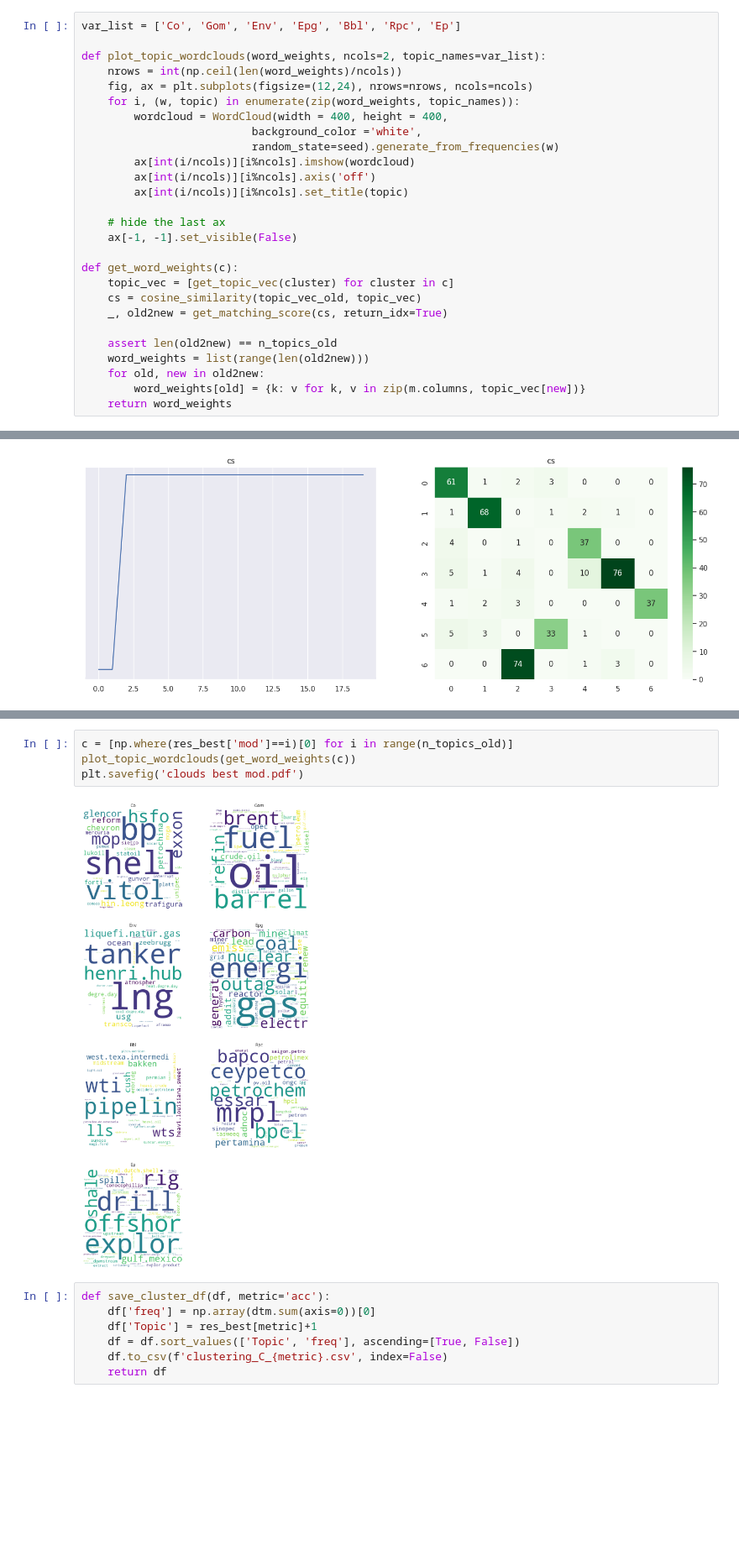
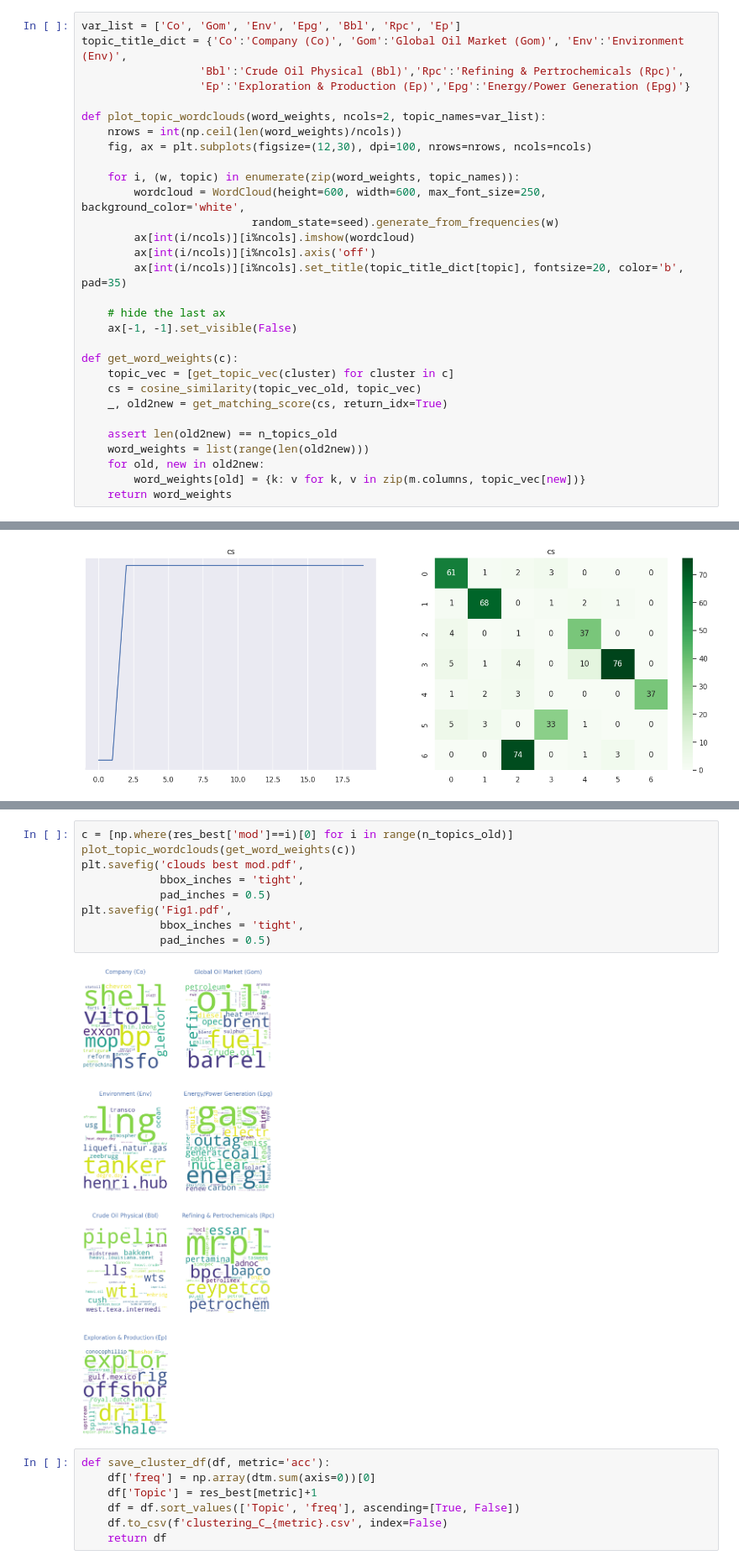
Before and after one commit to hmamaysky/Energy, a Jupyter notebook: Reconciliation/louvain_441.ipynb, the cells around one changed output, grey strips where cells are left out. Shown at 84% size. Saved outputs shown, nothing was run; the diff lists cells and outputs as text; blank space fills up the shorter version.

```diff
--- a/Reconciliation/louvain_441.ipynb
+++ b/Reconciliation/louvain_441.ipynb
@@ -55,17 +55,20 @@ def get_matching_score(matrix, num_pairs=None, return_idx=False):
     return max_values, max_value_indices
 # %%
 var_list = ['Co', 'Gom', 'Env', 'Epg', 'Bbl', 'Rpc', 'Ep']
+topic_title_dict = {'Co':'Company (Co)', 'Gom':'Global Oil Market (Gom)', 'Env':'Environment (Env)',
+                  'Bbl':'Crude Oil Physical (Bbl)','Rpc':'Refining & Pertrochemicals (Rpc)',
+                  'Ep':'Exploration & Production (Ep)','Epg':'Energy/Power Generation (Epg)'}
 
 def plot_topic_wordclouds(word_weights, ncols=2, topic_names=var_list):
     nrows = int(np.ceil(len(word_weights)/ncols))
-    fig, ax = plt.subplots(figsize=(12,24), nrows=nrows, ncols=ncols)
+    fig, ax = plt.subplots(figsize=(12,30), dpi=100, nrows=nrows, ncols=ncols)
+
     for i, (w, topic) in enumerate(zip(word_weights, topic_names)):
-        wordcloud = WordCloud(width = 400, height = 400,
-                          background_color ='white',
+        wordcloud = WordCloud(height=600, width=600, max_font_size=250, background_color='white',
                           random_state=seed).generate_from_frequencies(w)
         ax[int(i/ncols)][i%ncols].imshow(wordcloud)
         ax[int(i/ncols)][i%ncols].axis('off')
-        ax[int(i/ncols)][i%ncols].set_title(topic)
+        ax[int(i/ncols)][i%ncols].set_title(topic_title_dict[topic], fontsize=20, color='b', pad=35)
 
     # hide the last ax
     ax[-1, -1].set_visible(False)
@@ -228,9 +233,14 @@ plt.savefig('clouds best acc.pdf')
 # %%
 c = [np.where(res_best['mod']==i)[0] for i in range(n_topics_old)]
 plot_topic_wordclouds(get_word_weights(c))
-plt.savefig('clouds best mod.pdf')
+plt.savefig('clouds best mod.pdf',
+            bbox_inches = 'tight',
+            pad_inches = 0.5)
+plt.savefig('Fig1.pdf',
+            bbox_inches = 'tight',
+            pad_inches = 0.5)
 # %% [output]
-[figure, old version]
+[figure, new version]
 # %%
 def save_cluster_df(df, metric='acc'):
     df['freq'] = np.array(dtm.sum(axis=0))[0]
```
Also changed, not shown: parts of 1 cell of this notebook.
